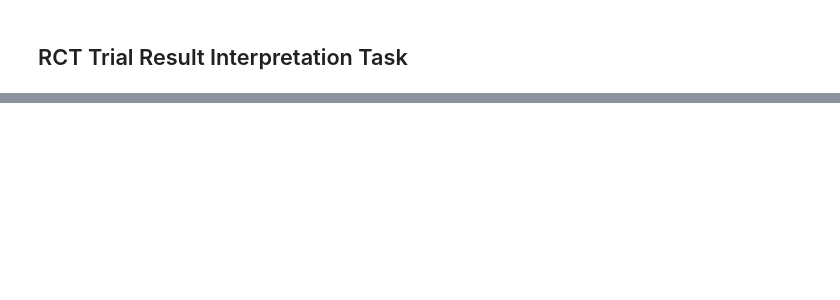
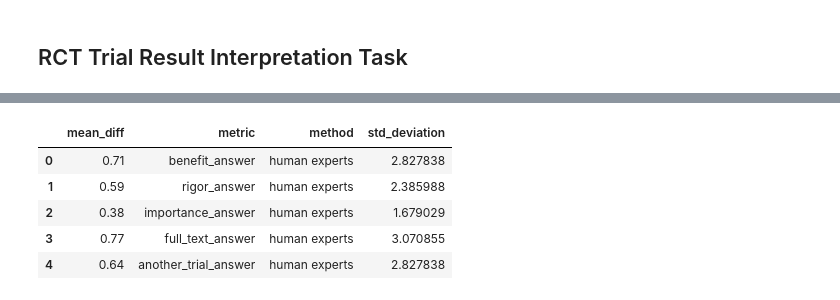
Before and after one commit to hyesunyun/MedLitSpin, a Jupyter notebook: code/calculate_stats.ipynb, the cells around one changed output, grey strips where cells are left out. Cells and saved outputs as stored; diff of their text form; code cells hidden in the pictures; blank space fills up the shorter version.

```diff
--- a/code/calculate_stats.ipynb
+++ b/code/calculate_stats.ipynb
@@ -34,0 +316,33 @@ Average of accuracy, precision, recall, and F1 score by model type
+# %%
+def calculate_sd_from_ci(ci_low, ci_high):
+    se = (ci_high - ci_low) / 3.92
+    sd = se / sqrt((1/150) + (1/150))
+    return sd
+# %%
+human_expert_stats = {
+        "benefit_answer": {"mean_diff": 0.71, "ci": [0.07, 1.35]},
+        "rigor_answer": {"mean_diff": 0.59, "ci": [0.05, 1.13]},
+        "importance_answer": {"mean_diff": 0.38, "ci": [0.19, 0.95]},
+        "full_text_answer": {"mean_diff": 0.77, "ci": [0.08, 1.47]},
+        "another_trial_answer": {"mean_diff": 0.64, "ci": [0.03, 1.31]}
+    }
+
+human_expert_stats_df = pd.DataFrame(human_expert_stats).T
+human_expert_stats_df["metric"] = human_expert_stats_df.index
+# remove index
+human_expert_stats_df.reset_index(drop=True, inplace=True)
+human_expert_stats_df["method"] = "human experts"
+
+# calculate the standard deviation based on the 95% CI
+human_expert_stats_df["std_deviation"] = human_expert_stats_df.apply(lambda x: calculate_sd_from_ci(x["ci"][0], x["ci"][1]), axis=1)
+# drop ci
+human_expert_stats_df.drop(columns=["ci"], inplace=True)
+
+human_expert_stats_df
+# %% [output]
+|  | mean_diff | metric | method | std_deviation |
+| 0 | 0.71 | benefit_answer | human experts | 2.827838 |
+| 1 | 0.59 | rigor_answer | human experts | 2.385988 |
+| 2 | 0.38 | importance_answer | human experts | 1.679029 |
+| 3 | 0.77 | full_text_answer | human experts | 3.070855 |
+| 4 | 0.64 | another_trial_answer | human experts | 2.827838 |
```
Also changed, not shown: parts of 28 cells of this notebook, 1 other file.
